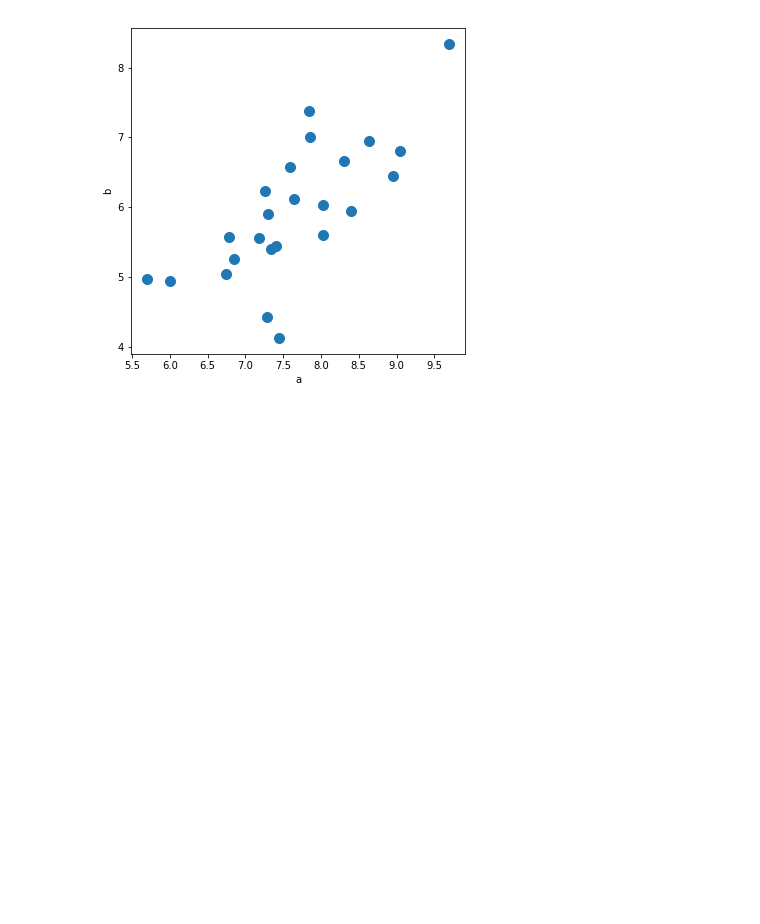
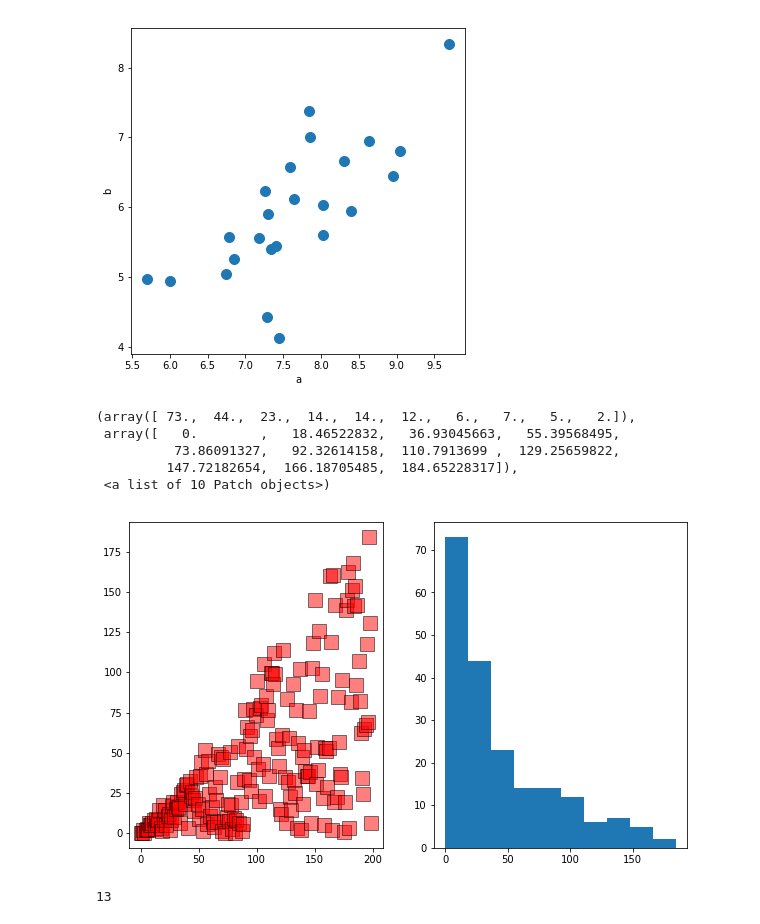
Before and after one commit to valentinegarikayi/Getting-Started-, a Jupyter notebook: example1.ipynb, the cells around one changed output. Drawn from its saved outputs; the diff is of its cells as text; code cells hidden in the pictures; blank space fills up the shorter version.

```diff
--- a/example1.ipynb
+++ b/example1.ipynb
@@ -20,7 +20,7 @@ from IPython.core.display import HTML
 #comments are the same
 #here is a loop
 
-for i in range(1,20,2):
+for i in range(1,30,2):
     print (i)
 # %% [output]
 1
@@ -88,3 +93,27 @@ df.plot('a','b',kind='scatter',figsize=(6,6),s=100)
 <matplotlib.axes._subplots.AxesSubplot at 0x...>
 [figure]
 [figure]
+# %%
+import random
+x=range(200)
+y=[random.random()*i for i in x]
+# %%
+fig,axs = plt.subplots(1,2,figsize=(10,6))
+ax = axs[0]
+ax.scatter(x,y,s=200,c='r',edgecolor='black',alpha=0.5,marker='s')
+x2=axs[1]
+x2.hist(y)
+# %% [output]
+(array([ 73.,  44.,  23.,  14.,  14.,  12.,   6.,   7.,   5.,   2.]),
+ array([   0.        ,   18.46522832,   36.93045663,   55.39568495,
+          73.86091327,   92.32614158,  110.7913699 ,  129.25659822,
+         147.72182654,  166.18705485,  184.65228317]),
+ <a list of 10 Patch objects>)
+[figure, added]
+# %%
+#default parameters on functions- how it works!
+def add(a=2,b=3):
+    return a+b
+add(6,7)
+# %% [output]
+13
```
Also changed, not shown: parts of 6 cells of this notebook.
